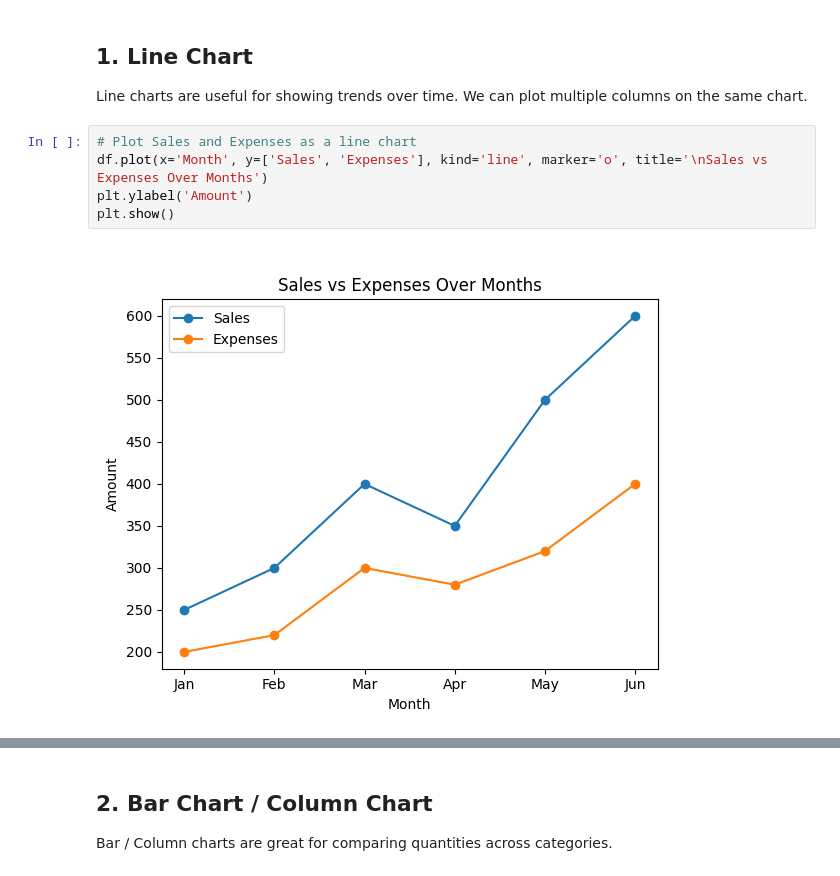
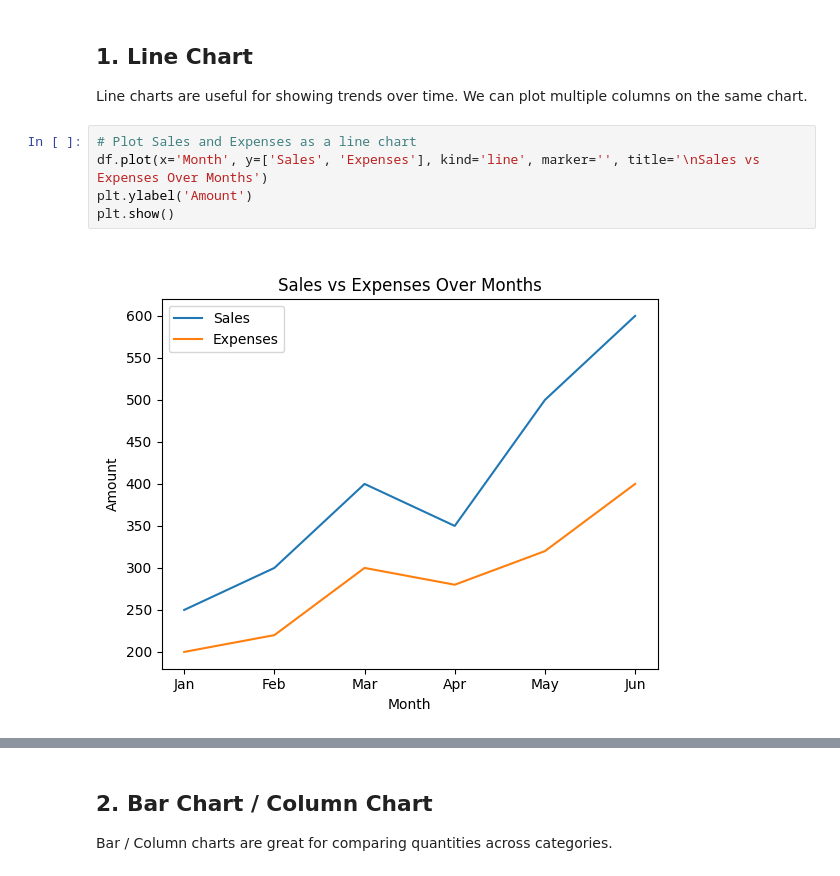
Before and after one commit to dani-aranha/BZIA_VM, a Jupyter notebook: Python/pandas_visualization_tutorial.ipynb, the cells around one changed output, grey strips where cells are left out. Cells and saved outputs as stored; diff of their text form.

```diff
--- a/Python/pandas_visualization_tutorial.ipynb
+++ b/Python/pandas_visualization_tutorial.ipynb
@@ -41,8 +41,8 @@ df
 Line charts are useful for showing trends over time. We can plot multiple columns on the same chart.
 # %%
 # Plot Sales and Expenses as a line chart
-df.plot(x='Month', y=['Sales', 'Expenses'], kind='line', marker='o', title='\nSales vs Expenses Over Months')
+df.plot(x='Month', y=['Sales', 'Expenses'], kind='line', marker='', title='\nSales vs Expenses Over Months')
 plt.ylabel('Amount')
 plt.show()
 # %% [output]
-[figure, old version]
+[figure, new version]
```
Also changed, not shown: parts of 11 cells of this notebook, 3 other files.
